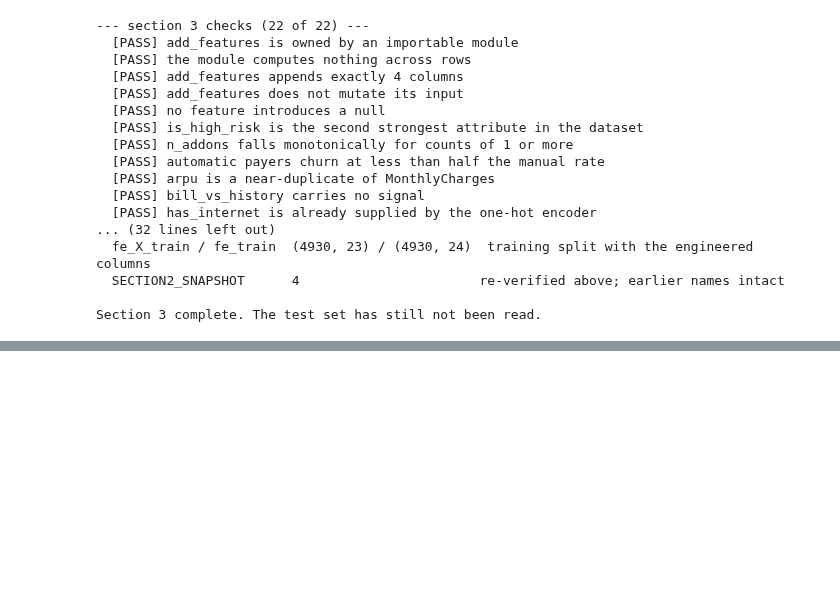
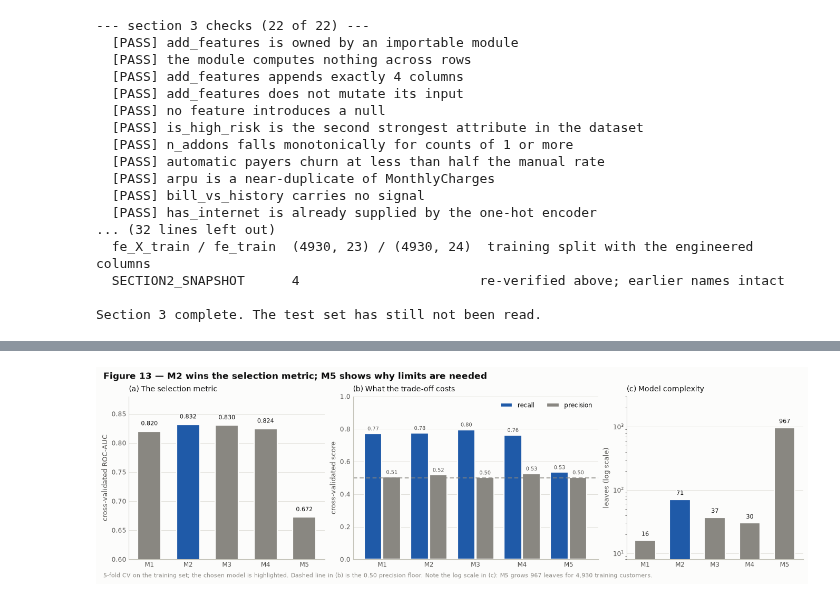
Before and after one commit to MyExpWithCode/customer_churn_project, a Jupyter notebook: notebook/churn_analysis.ipynb, the cells around one changed output, grey strips where cells are left out. Drawn from its saved outputs; the diff is of its cells as text; code cells hidden in the pictures; blank space fills up the shorter version.

Commit message:
Model fixes

```diff
--- a/notebook/churn_analysis.ipynb
+++ b/notebook/churn_analysis.ipynb
@@ -4523,0 +3998,58 @@ Section 4 complete. The test set has still not been read - section 5 opens it.
+# %%
+fig, axes = plt.subplots(1, 3, figsize=(13.4, 4.0), width_ratios=[1, 1.25, 0.9],
+                         layout="constrained")
+order = list(mdl_candidates.index)
+positions = np.arange(len(order))
+highlight = [EMPHASIS if label == CHOSEN else MUTED for label in order]
+short = [label.split(" ", 1)[0] for label in order]
+
+panel_a = axes[0]
+bars = panel_a.bar(positions, mdl_candidates["roc_auc"], width=0.6, color=highlight,
+                   edgecolor=SURFACE, linewidth=1.6)
+for bar, value in zip(bars, mdl_candidates["roc_auc"]):
+    panel_a.text(bar.get_x() + bar.get_width() / 2, value + 0.008, f"{value:.3f}",
+                 ha="center", va="bottom", fontsize=8, color=INK, path_effects=HALO)
+panel_a.set_xticks(positions, short)
+panel_a.set_ylim(0.60, 0.88)
+panel_a.set_ylabel("cross-validated ROC-AUC")
+panel_a.set_title("(a) The selection metric")
+value_grid(panel_a, "y")
+
+panel_b = axes[1]
+bar_w = 0.38
+for offset, metric, colour in ((-bar_w / 2 - 0.01, "recall", EMPHASIS),
+                               (bar_w / 2 + 0.01, "precision", MUTED)):
+    drawn = panel_b.bar(positions + offset, mdl_candidates[metric], width=bar_w,
+                        color=colour, edgecolor=SURFACE, linewidth=1.6, label=metric)
+    for bar in drawn:
+        panel_b.text(bar.get_x() + bar.get_width() / 2, bar.get_height() + 0.012,
+                     f"{bar.get_height():.2f}", ha="center", va="bottom", fontsize=7,
+                     color=INK_2, path_effects=HALO)
+panel_b.axhline(PRECISION_FLOOR, ls=(0, (5, 3)), lw=1.1, color=MUTED, zorder=1)
+panel_b.set_xticks(positions, short)
+panel_b.set_ylim(0, 1.0)
+panel_b.set_ylabel("cross-validated score")
+panel_b.set_title("(b) What the trade-off costs")
+value_grid(panel_b, "y")
+panel_b.legend(loc="upper right", ncols=2, borderaxespad=0.5)
+
+panel_c = axes[2]
+bars = panel_c.bar(positions, mdl_candidates["leaves"], width=0.6, color=highlight,
+                   edgecolor=SURFACE, linewidth=1.6)
+for bar, value in zip(bars, mdl_candidates["leaves"]):
+    panel_c.text(bar.get_x() + bar.get_width() / 2, value * 1.12, f"{int(value)}",
+                 ha="center", va="bottom", fontsize=8, color=INK, path_effects=HALO)
+panel_c.set_yscale("log")
+panel_c.set_xticks(positions, short)
+panel_c.set_ylim(8, 3000)
+panel_c.set_ylabel("leaves (log scale)")
+panel_c.set_title("(c) Model complexity")
+value_grid(panel_c, "y")
+
+figure_title(fig, "Figure 13 — M2 wins the selection metric; M5 shows why limits are needed",
+             subtitle="5-fold CV on the training set; the chosen model is highlighted. Dashed line "
+                      "in (b) is the 0.50 precision floor. Note the log scale in (c): M5 grows 967 "
+                      "leaves for 4,930 training customers.")
+plt.show()
+# %% [output]
+[figure, added]
```
Also changed, not shown: parts of 43 cells of this notebook.
